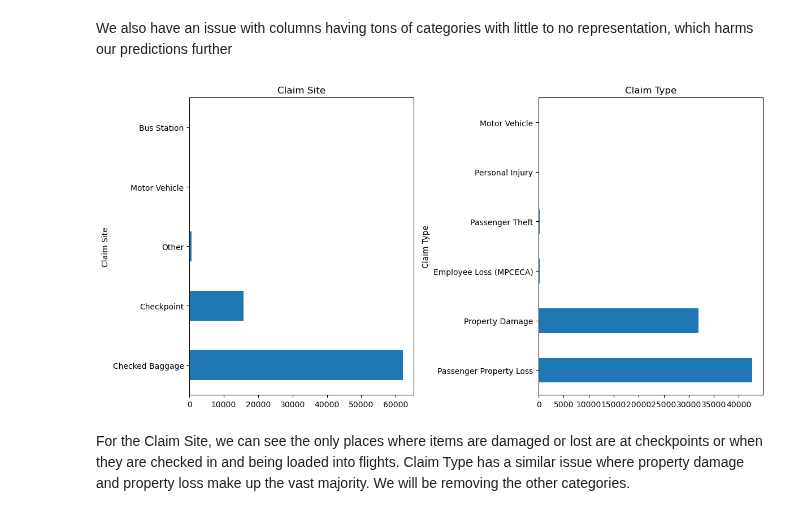
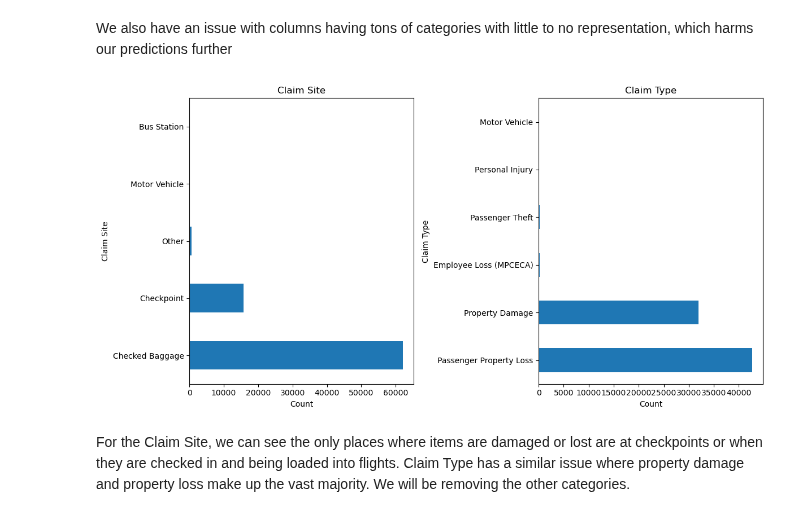
Before and after one commit to iFernandez96/TSA-claim-reimbursement-predictor, a Jupyter notebook: TSA Claim Reimbursement Predictor.ipynb, the cells around one changed output. Cells and saved outputs as stored; diff of their text form; code cells hidden in the pictures.

```diff
--- a/TSA Claim Reimbursement Predictor.ipynb
+++ b/TSA Claim Reimbursement Predictor.ipynb
@@ -171,11 +167,14 @@ df['Close Amount'] = pd.to_numeric(df['Close Amount'], errors='coerce')
 We also have an issue with columns having tons of categories with little to no representation, which harms our predictions further
 # %%
 fig, axes = plt.subplots(nrows=1, ncols=2, figsize=(12, 6))
+
 df['Claim Site'].value_counts().plot.barh(ax=axes[0], title='Claim Site')
 df['Claim Type'].value_counts().plot.barh(ax=axes[1], title='Claim Type')
+axes[0].set_xlabel('Count')
+axes[1].set_xlabel('Count')
 plt.tight_layout();
 # %% [output]
-[figure, old version]
+[figure, new version]
 # %% [markdown]
 For the Claim Site, we can see the only places where items are damaged or lost are at checkpoints or when they are checked in and being loaded into flights. Claim Type has a similar issue where property damage and property loss make up the vast majority. We will be removing the other categories.
 # %%
```
Also changed, not shown: parts of 15 cells of this notebook, 1 other file.
